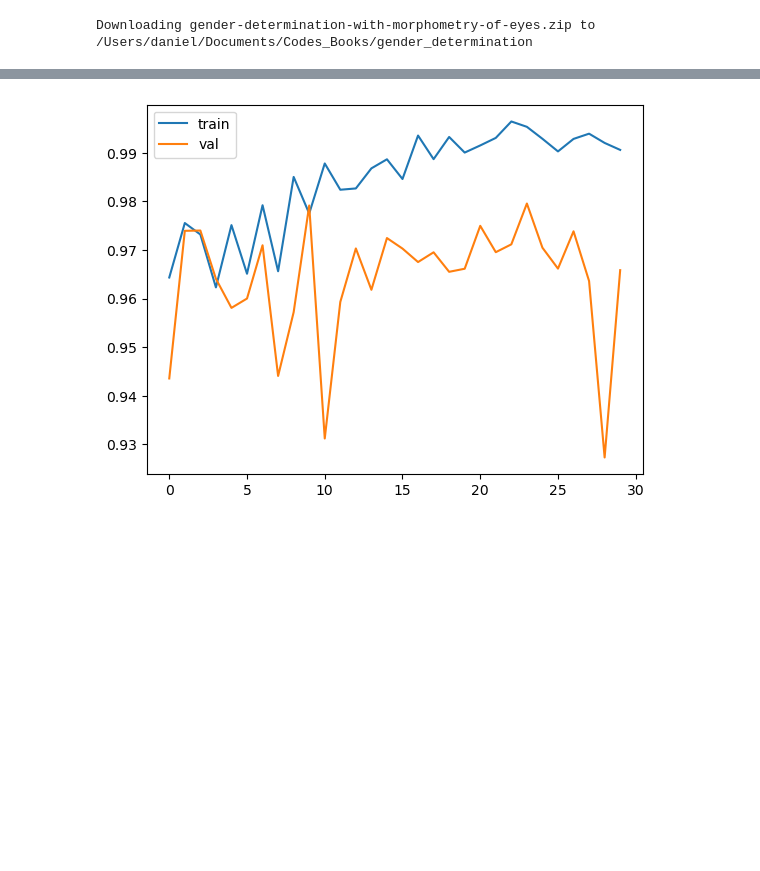
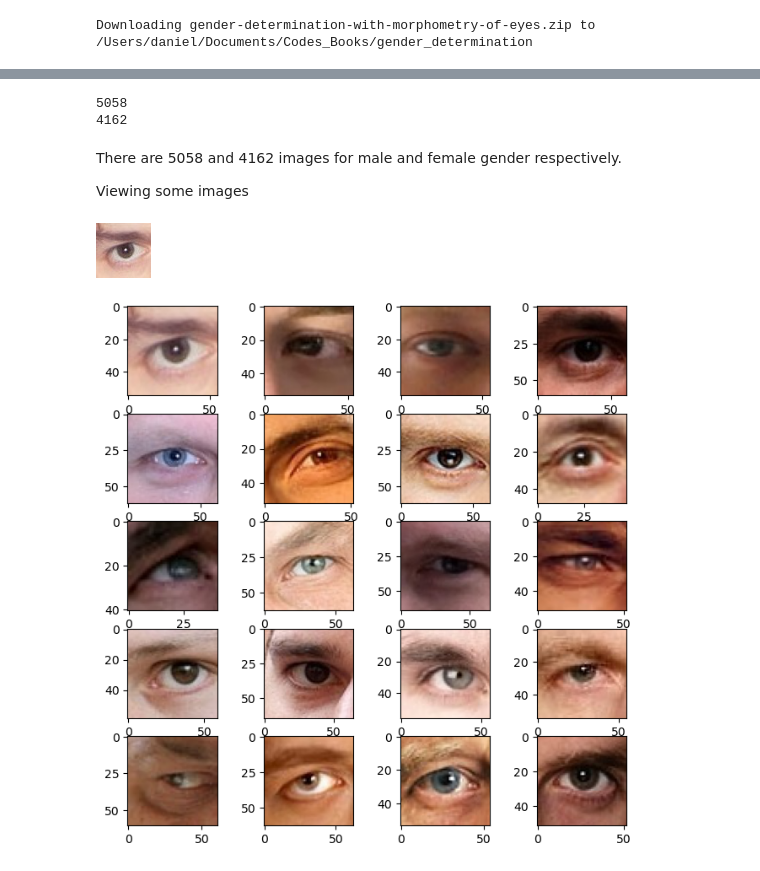
Before and after one commit to Danselem/gender_determination, a Jupyter notebook: notebook.ipynb, the cells around one changed output, grey strips where cells are left out. Saved outputs shown, nothing was run; the diff lists cells and outputs as text; code cells hidden in the pictures; blank space fills up the shorter version.

```diff
--- a/notebook.ipynb
+++ b/notebook.ipynb
@@ -235,8 +43,29 @@ plt.show()
-# %%
-plt.plot(history.history['auc'], label='train')
-plt.plot(history.history['val_auc'], label='val')
-# plt.xticks(np.arange(30))
-plt.legend()
-plt.show()
-# %% [output]
-[figure, removed]
+# %%
+path_dir = 'gender_eye/train/'
+male_list = os.listdir(path_dir+'male')
+print(len(male_list))
+female_list = os.listdir(path_dir+'female')
+print(len(female_list))
+# %% [output]
+5058
+4162
+# %% [markdown]
+There are 5058 and 4162 images for male and female gender respectively.
+
+Viewing some images
+# %%
+load_img(path_dir+'male/'+male_list[1])
+# %% [output]
+[figure, added]
+# %%
+# Viewing male images
+fig = plt.figure(figsize=(8, 8))
+columns = 4
+rows = 5
+for i in range(1, columns*rows +1):
+    img = load_img(path_dir+'male/'+male_list[i])
+    fig.add_subplot(rows, columns, i)
+    plt.imshow(img)
+plt.show()
+# %% [output]
+[figure, added]
```
Also changed, not shown: parts of 68 cells of this notebook, 9 other files.
